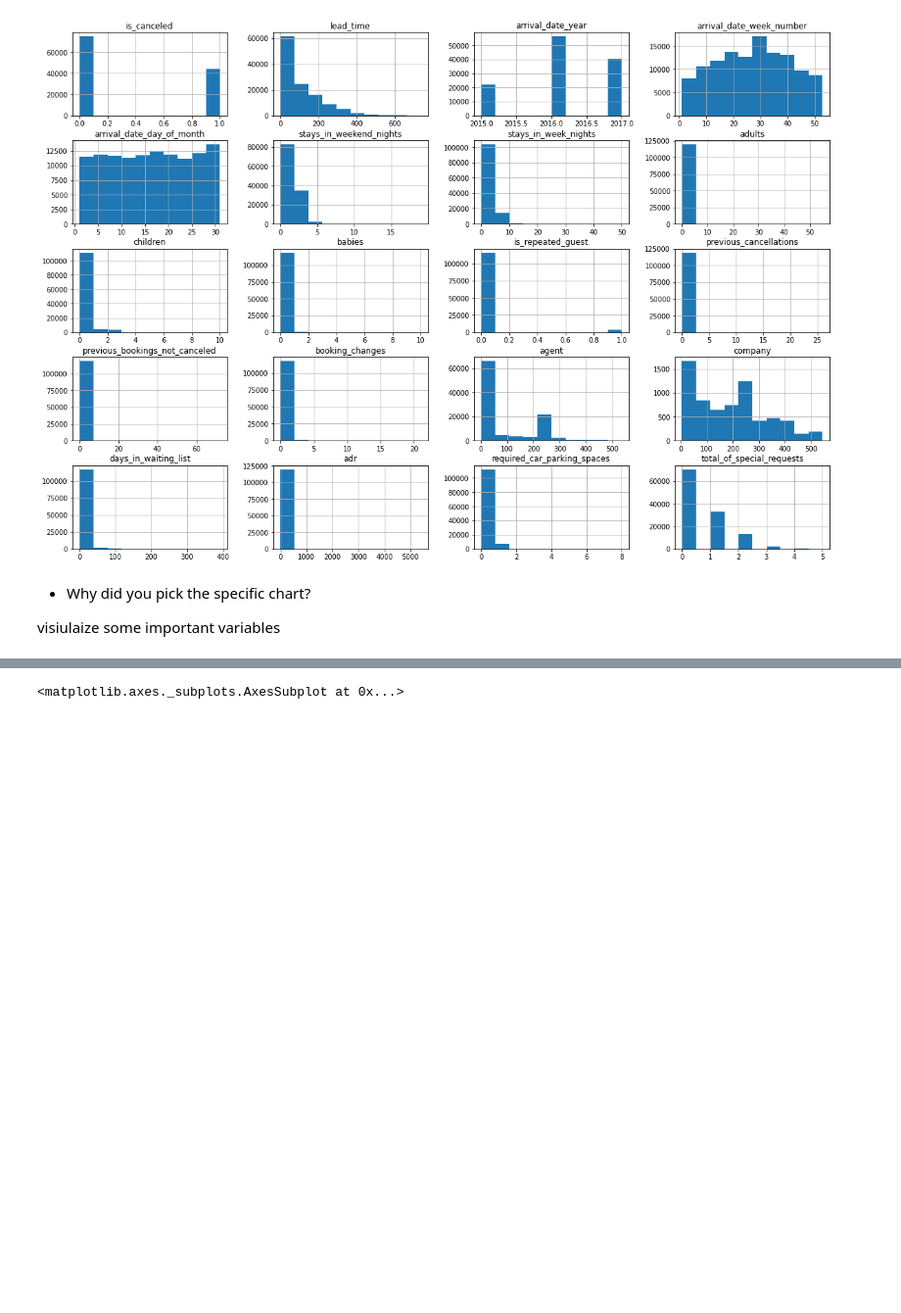
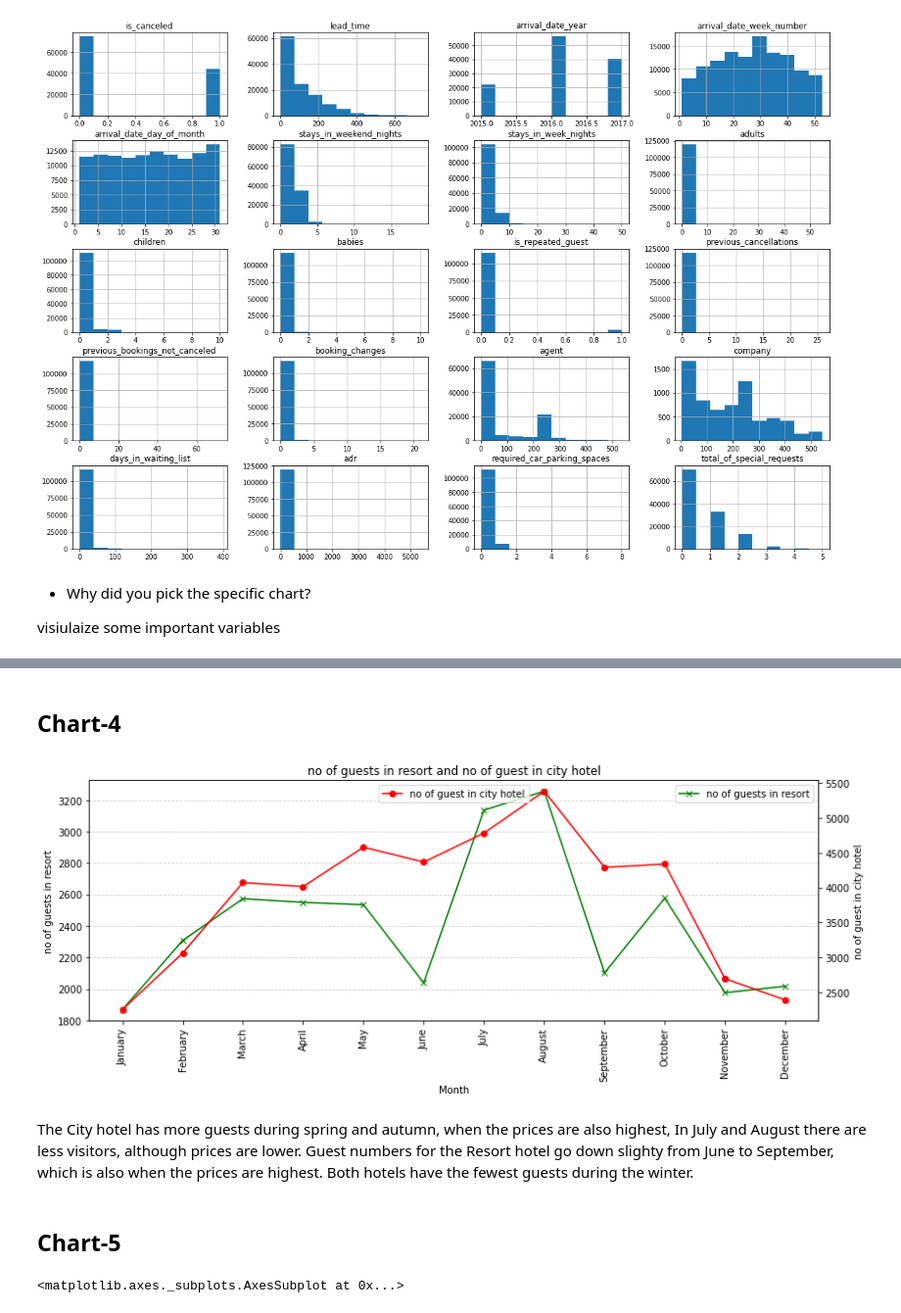
Before and after one commit to sgarad012/Hotel-data, a Jupyter notebook: Hotel_Analaysis.ipynb, the cells around one changed output, grey strips where cells are left out. Shown at 98% size. Saved outputs shown, nothing was run; the diff lists cells and outputs as text; code cells hidden in the pictures; blank space fills up the shorter version.

```diff
--- a/Hotel_Analaysis.ipynb
+++ b/Hotel_Analaysis.ipynb
@@ -222,0 +268,4 @@ sns.violinplot(x='company',y='hotel',data=data)
+# %%
+resort_guests = data_resort['arrival_date_month'].value_counts().reset_index()
+resort_guests.columns=['month','no of guests']
+resort_guests
@@ -222,0 +286,4 @@ sns.violinplot(x='company',y='hotel',data=data)
+# %%
+city_guests = data_city['arrival_date_month'].value_counts().reset_index()
+city_guests.columns=['month','no of guests']
+city_guests
@@ -222,0 +304,4 @@ sns.violinplot(x='company',y='hotel',data=data)
+# %%
+final_guests = resort_guests.merge(city_guests,on='month')
+final_guests.columns=['month','no of guests in resort','no of guest in city hotel']
+final_guests
@@ -222,0 +322,3 @@ sns.violinplot(x='company',y='hotel',data=data)
+# %%
+final_guests = sort_month(final_guests,'month')
+final_guests
@@ -223,3 +339,28 @@ sns.violinplot(x='company',y='hotel',data=data)
+# %% [markdown]
+## Chart-4
+# %%
+fig, ax = plt.subplots(figsize=(12,5))
+ax2 = ax.twinx()
+ax.set_title('no of guests in resort and no of guest in city hotel')
+ax.set_xlabel('Month')
+ax.plot(final_guests['month'], final_guests['no of guests in resort'], color='green', marker='x')
+ax2.plot(final_guests['month'], final_guests['no of guest in city hotel'], color='red', marker='o')
+ax.set_ylabel('no of guests in resort')
+ax2.set_ylabel('no of guest in city hotel')
+ax.legend(['no of guests in resort'])
+ax2.legend(['no of guest in city hotel'], loc='upper center')
+ax.set_xticks(final_guests['month'])
+ax.set_xticklabels(final_guests['month'], rotation=90)
+ax.yaxis.grid(color='lightgray', linestyle='dashed')
+plt.tight_layout()
+plt.show()
+# %% [output]
+[figure, added]
+# %% [markdown]
+The City hotel has more guests during spring and autumn, when the prices are also highest, In July and August there are less visitors, although prices are lower.
+Guest numbers for the Resort hotel go down slighty from June to September, which is also when the prices are highest. Both hotels have the fewest guests during the winter.
+# %% [markdown]
+## Chart-5
 # %%
 sns.heatmap(data.corr(), annot = True, cmap = 'viridis')
 # %% [output]
```
Also changed, not shown: parts of 69 cells of this notebook.
